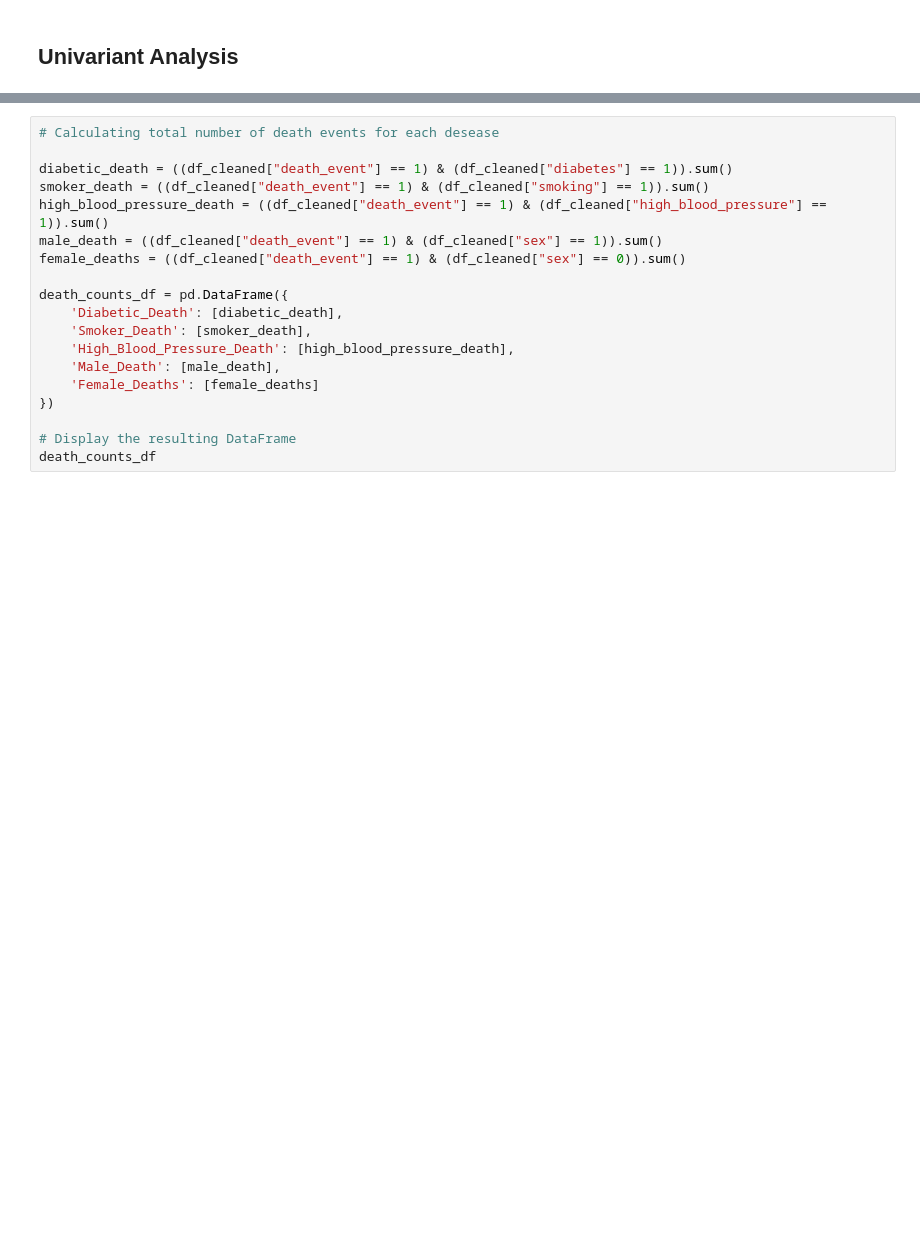
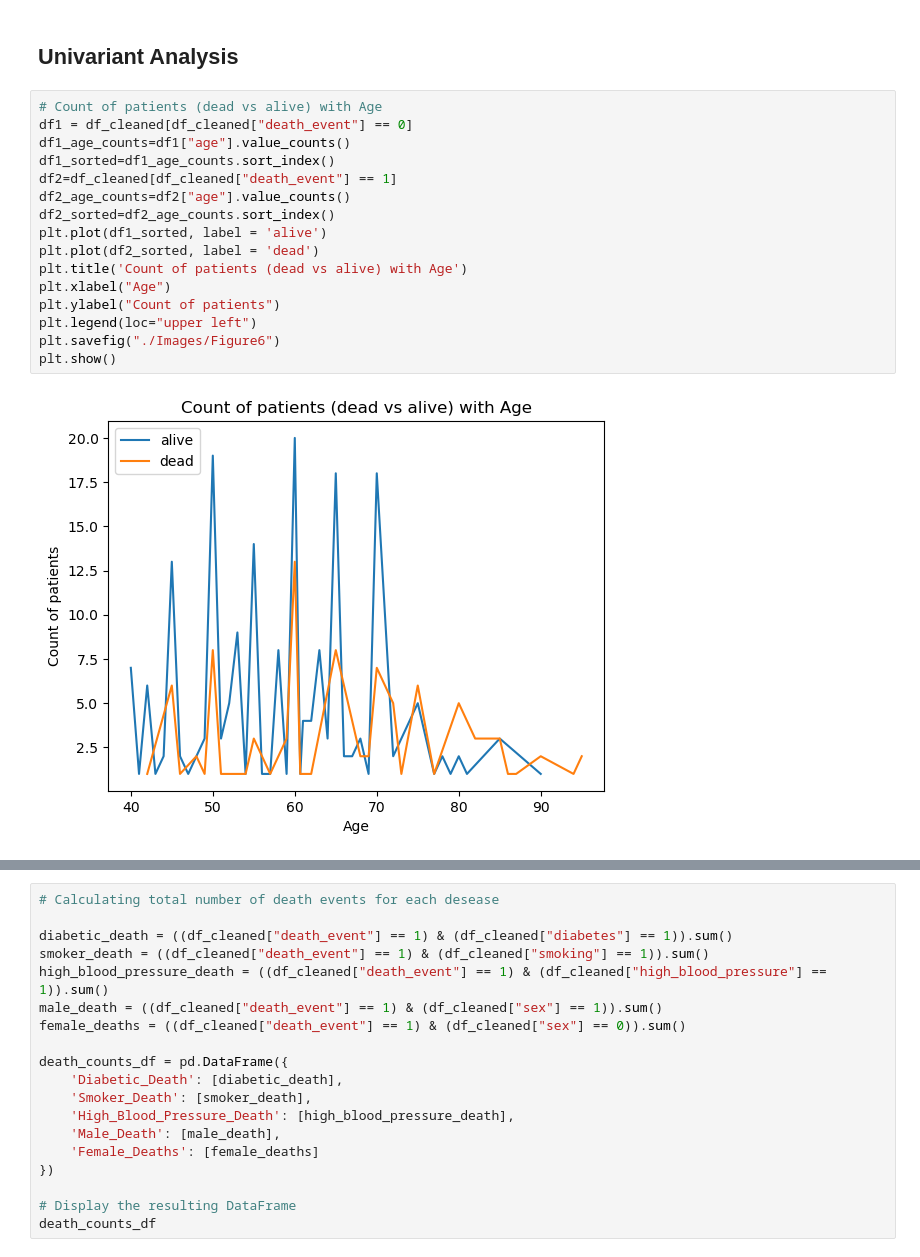
Before and after one commit to data-analyst05/MortalityPrediction_HeartFailure, a Jupyter notebook: index.ipynb, the cells around one changed output, grey strips where cells are left out. Cells and saved outputs as stored; diff of their text form; blank space fills up the shorter version.

```diff
--- a/index.ipynb
+++ b/index.ipynb
@@ -261,3 +266,21 @@ corr_matrix.style.background_gradient(cmap='coolwarm')
 | death_event | 0.253729 | 0.066270 | 0.062728 | 0.001943 | 0.268603 | 0.079351 | 0.049139 | ... |
 # %% [markdown]
 ## Univariant Analysis
+# %%
+# Count of patients (dead vs alive) with Age
+df1 = df_cleaned[df_cleaned["death_event"] == 0]
+df1_age_counts=df1["age"].value_counts()
+df1_sorted=df1_age_counts.sort_index()
+df2=df_cleaned[df_cleaned["death_event"] == 1]
+df2_age_counts=df2["age"].value_counts()
+df2_sorted=df2_age_counts.sort_index()
+plt.plot(df1_sorted, label = 'alive')
+plt.plot(df2_sorted, label = 'dead')
+plt.title('Count of patients (dead vs alive) with Age')
+plt.xlabel("Age")
+plt.ylabel("Count of patients")
+plt.legend(loc="upper left")
+plt.savefig("./Images/Figure6")
+plt.show()
+# %% [output]
+[figure, added]
```
Also changed, not shown: parts of 36 cells of this notebook, 23 other files.
